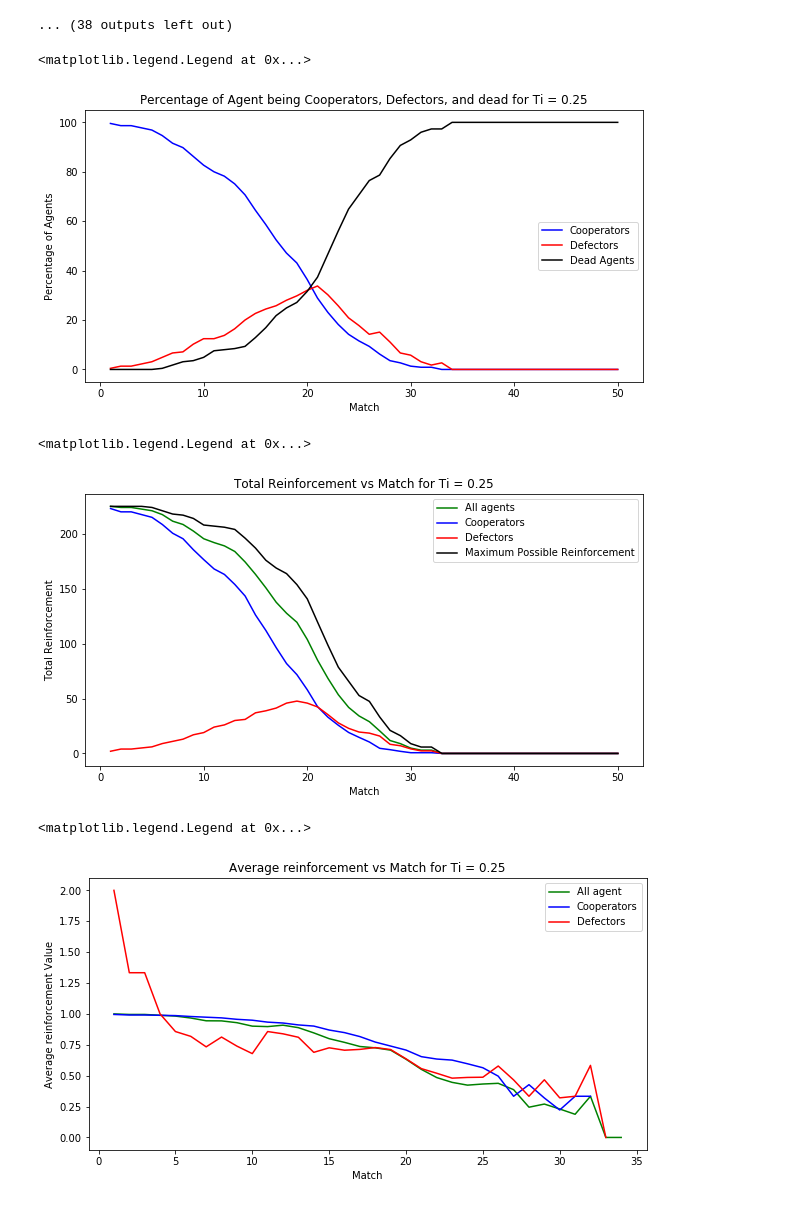
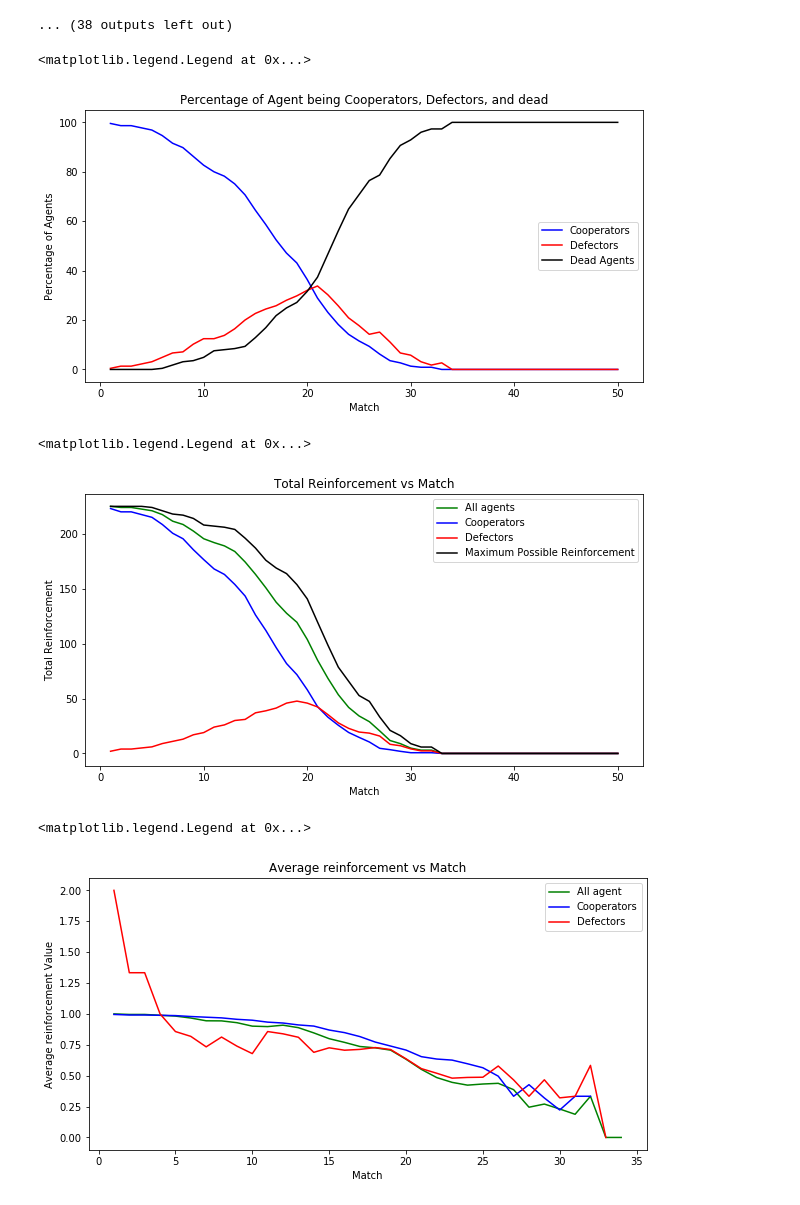
Before and after one commit to austinyu/MAP-2021, a Jupyter notebook: Vault/Simulation Ti = 0.25.ipynb, the cells around one changed output. Drawn from its saved outputs; the diff is of its cells as text; code cells hidden in the pictures.

```diff
--- a/Simulation Ti = 0.25_N.ipynb
+++ b/Vault/Simulation Ti = 0.25.ipynb
@@ -394,18 +394,18 @@ def plot_prop(targetTable, prop):
 # %%
 plt.figure(figsize = (10,5))
 plt.plot(statusTable.columns, tallyCoop/n_agent * 100,
         color = 'b', label = 'Cooperators')
 plt.plot(statusTable.columns, tallyDef/n_agent * 100,
         color = 'r', label = 'Defectors')
 plt.plot(statusTable.columns, tallyDead/n_agent * 100,
         color = 'k', label = 'Dead Agents')
 plt.xlabel('Match')
 plt.ylabel('Percentage of Agents')
-plt.title('Percentage of Agent being Cooperators, Defectors, and dead for Ti = 0.25')
+plt.title('Percentage of Agent being Cooperators, Defectors, and dead')
 plt.legend()
 # %% [output]
 <matplotlib.legend.Legend at 0x...>
-[figure, old version]
+[figure, new version]
 # %%
 reCoop, reDef = tallyProperty(statusTable, reTable)
 
@@ -416,11 +416,11 @@ plt.plot(statusTable.columns, np.array(reDef), color = 'r', label = 'Defectors')
 plt.plot(statusTable.columns, maxReTable.sum(axis = 0), color = 'k', label = 'Maximum Possible Reinforcement')
 plt.xlabel('Match')
 plt.ylabel('Total Reinforcement')
-plt.title('Total Reinforcement vs Match for Ti = 0.25')
+plt.title('Total Reinforcement vs Match')
 plt.legend()
 # %% [output]
 <matplotlib.legend.Legend at 0x...>
-[figure, old version]
+[figure, new version]
 # %%
 targetTable, prop = reTable, 'reinforcement'
 targetCoop, targetDef = tallyProperty(statusTable, targetTable)
@@ -430,11 +430,11 @@ plt.plot(targetTable.columns, targetCoop/tallyCoop, color = 'b', label = 'Cooper
 plt.plot(targetTable.columns, targetDef/tallyDef, color = 'r', label = 'Defectors')
 plt.xlabel('Match')
 plt.ylabel('Average ' + prop + ' Value')
-plt.title('Average ' + prop  + ' vs Match for Ti = 0.25')
+plt.title('Average ' + prop  + ' vs Match')
 plt.legend()
 # %% [output]
 <matplotlib.legend.Legend at 0x...>
-[figure, old version]
+[figure, new version]
 # %%
 plot_prop(fearTable, 'fear')
 # %% [output]
```
Also changed, not shown: parts of 7 cells of this notebook, 41 other files.
